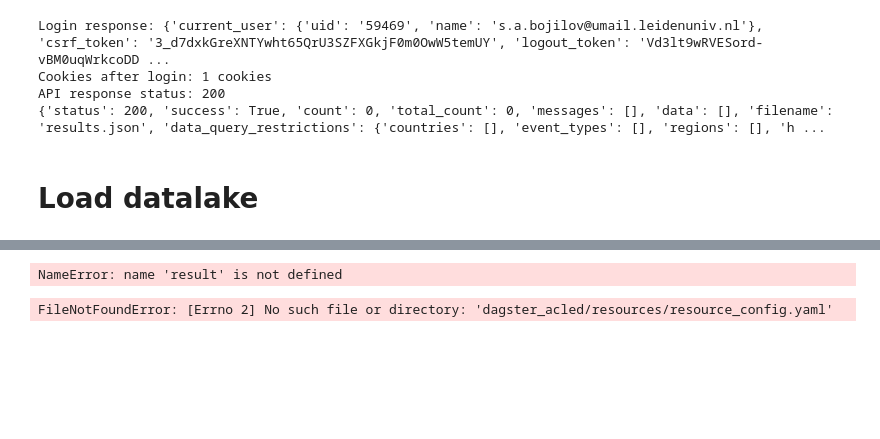
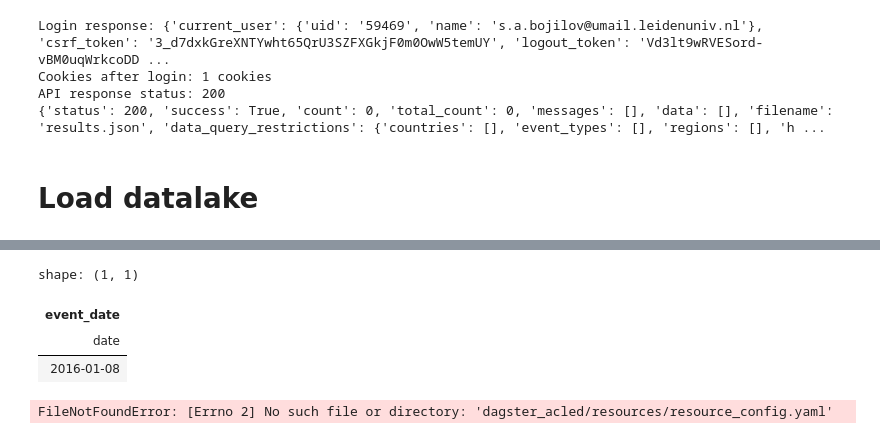
Before and after one commit to Stefan-Bojilov/acled, a Jupyter notebook: dagster_pipeline/dagster_acled/oauth.ipynb, the cells around one changed output, grey strips where cells are left out. Saved outputs shown, nothing was run; the diff lists cells and outputs as text; code cells hidden in the pictures; blank space fills up the shorter version.

```diff
--- a/dagster_pipeline/dagster_acled/oauth.ipynb
+++ b/dagster_pipeline/dagster_acled/oauth.ipynb
@@ -138,10 +485,13 @@ result = (
     .collect(engine="streaming")
     .limit(n = 100)
 )
-# %%
-result.shape
-# %% [output]
-NameError: name 'result' is not defined
+# %%
+result.select('event_date').max()
+# %% [output]
+shape: (1, 1)
+| event_date |
+| date |
+| 2016-01-08 |
 # %%
 import yaml
 import polars as pl
```
Also changed, not shown: parts of 7 cells of this notebook, 4 other files.
